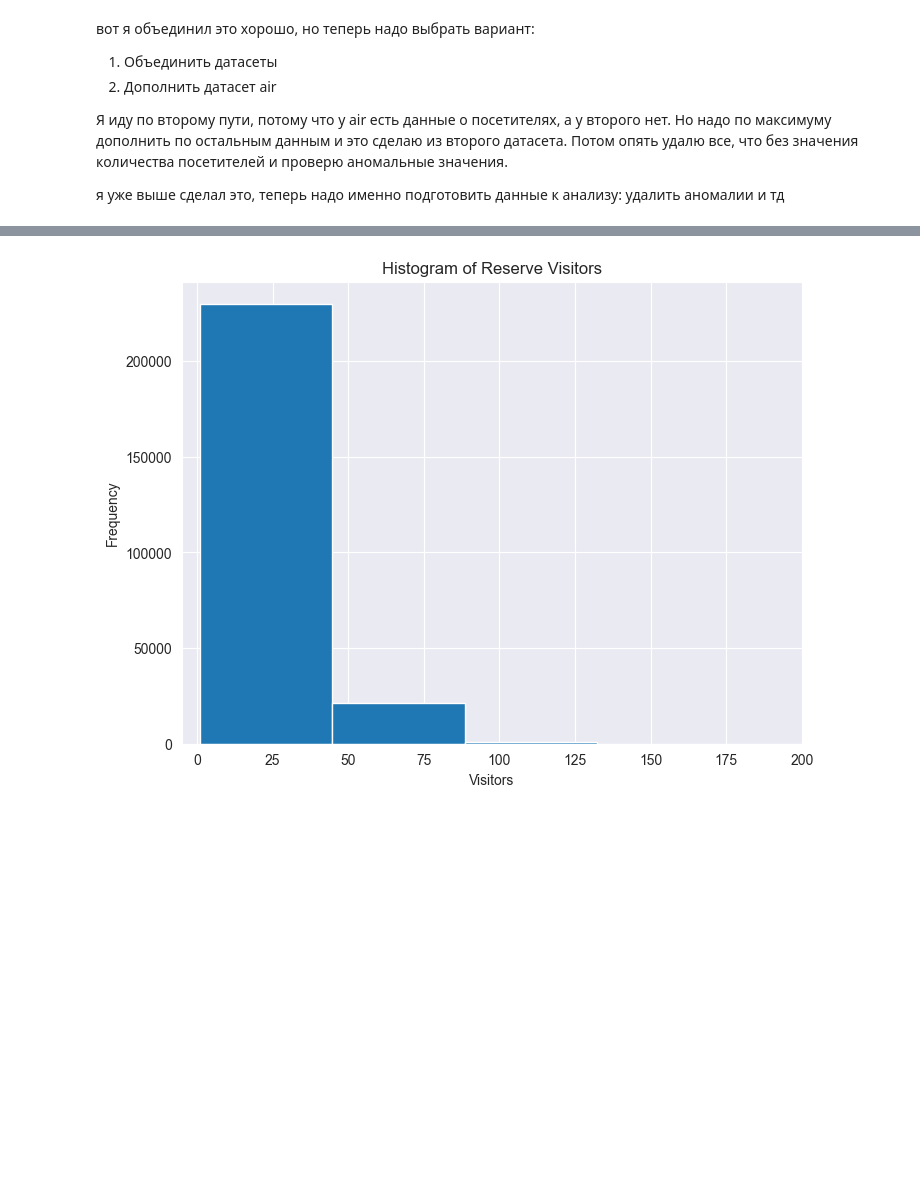
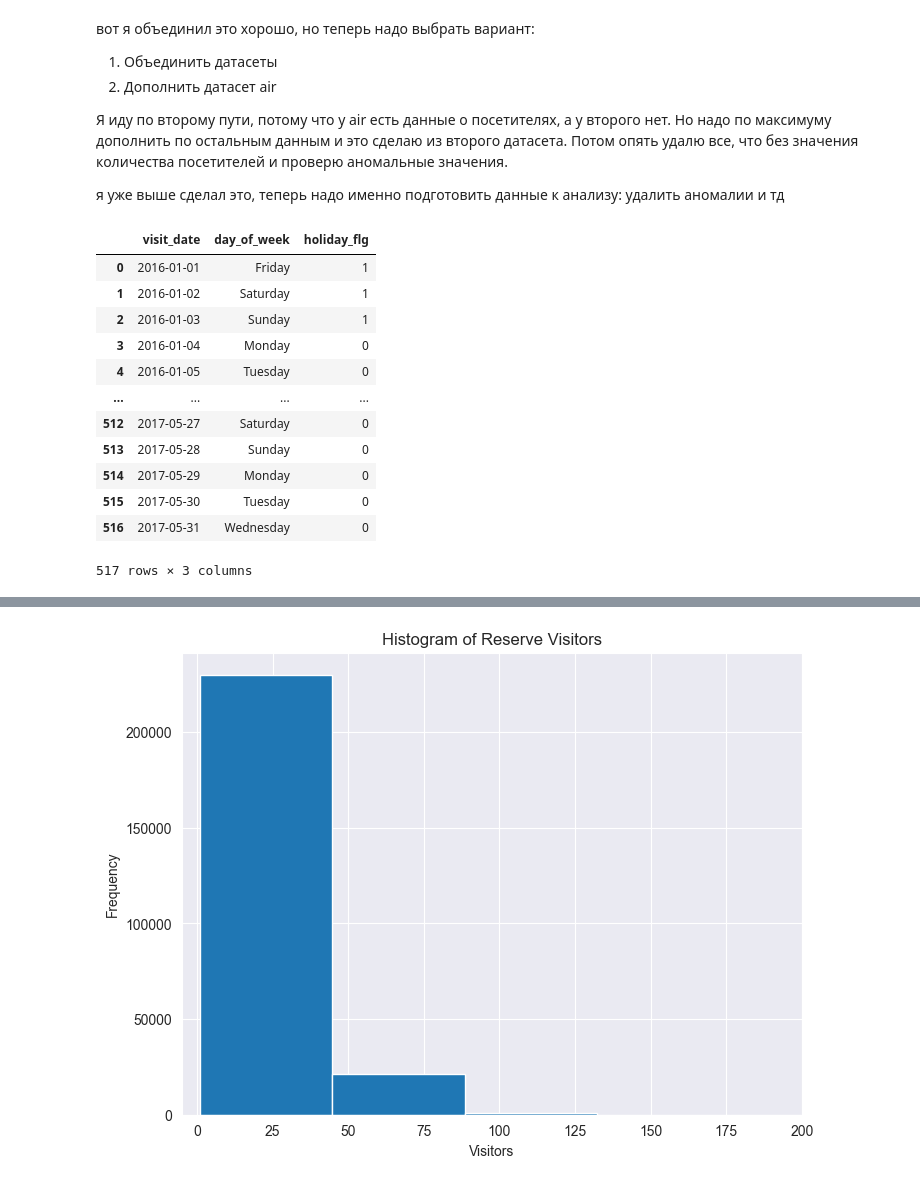
Before and after one commit to FEDOROV-ALEXANDER/ML_kurs2022, a Jupyter notebook: Homework/Homework2024/homework2024.ipynb, the cells around one changed output, grey strips where cells are left out. Drawn from its saved outputs; the diff is of its cells as text; code cells hidden in the pictures; blank space fills up the shorter version.

```diff
--- a/Homework/Homework2024/homework2024.ipynb
+++ b/Homework/Homework2024/homework2024.ipynb
@@ -285,0 +288,16 @@ df
+# %%
+date_df
+# %% [output]
+|  | visit_date | day_of_week | holiday_flg |
+| 0 | 2016-01-01 | Friday | 1 |
+| 1 | 2016-01-02 | Saturday | 1 |
+| 2 | 2016-01-03 | Sunday | 1 |
+| 3 | 2016-01-04 | Monday | 0 |
+| 4 | 2016-01-05 | Tuesday | 0 |
+| ... | ... | ... | ... |
+| 512 | 2017-05-27 | Saturday | 0 |
+| 513 | 2017-05-28 | Sunday | 0 |
+| 514 | 2017-05-29 | Monday | 0 |
+| 515 | 2017-05-30 | Tuesday | 0 |
+| 516 | 2017-05-31 | Wednesday | 0 |
+517 rows × 3 columns
```
Also changed, not shown: parts of 15 cells of this notebook.
